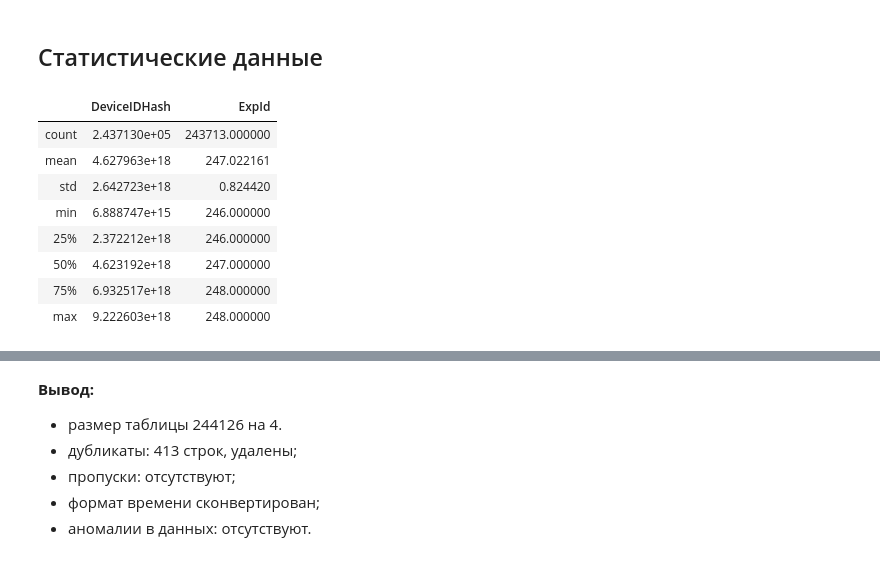
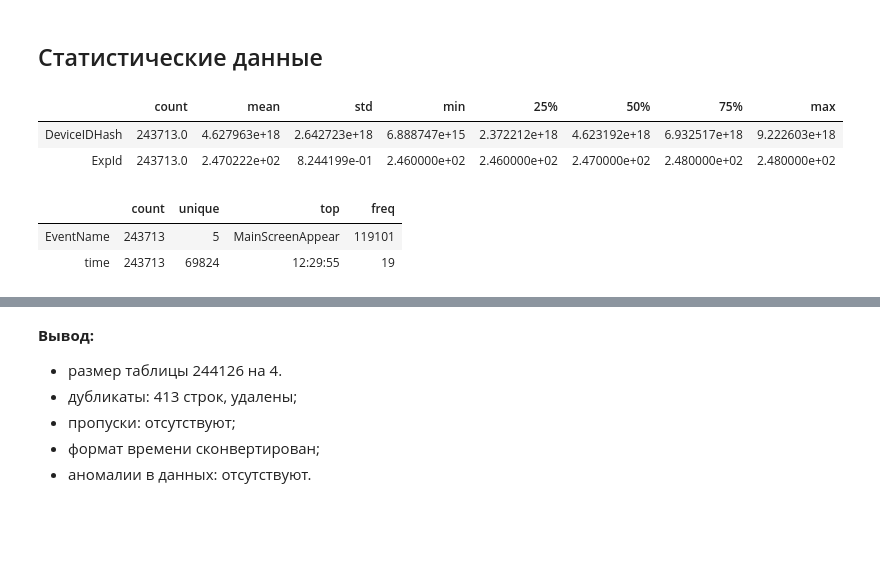
Before and after one commit to AntonDovgan/data-analysis-projects, a Jupyter notebook: event_analytics_in_mobile_app/event_analytics_in_mobile_app.ipynb, the cells around one changed output, grey strips where cells are left out. Saved outputs shown, nothing was run; the diff lists cells and outputs as text; code cells hidden in the pictures; blank space fills up the shorter version.

```diff
--- a/event_analytics_in_mobile_app/event_analytics_in_mobile_app.ipynb
+++ b/event_analytics_in_mobile_app/event_analytics_in_mobile_app.ipynb
@@ -28,4 +97,4 @@ plt.style.use('bmh')
 # %% [markdown]
 # Подготовка данных к анализу
 # %%
-data = pd.read_csv('logs_exp.csv', sep = '\t')
+data = pd.read_csv('/datasets/logs_exp.csv', sep = '\t')
@@ -107,14 +193,14 @@ memory usage: 13.0+ MB
 # %% [markdown]
 ## Статистические данные
 # %%
-data.describe()
+data.describe().T
 # %% [output]
-|  | DeviceIDHash | ExpId |
-| count | 2.437130e+05 | 243713.000000 |
-| mean | 4.627963e+18 | 247.022161 |
-| std | 2.642723e+18 | 0.824420 |
-| min | 6.888747e+15 | 246.000000 |
-| 25% | 2.372212e+18 | 246.000000 |
-| 50% | 4.623192e+18 | 247.000000 |
-| 75% | 6.932517e+18 | 248.000000 |
-| max | 9.222603e+18 | 248.000000 |
+|  | count | mean | std | min | 25% | 50% | 75% | max |
+| DeviceIDHash | 243713.0 | 4.627963e+18 | 2.642723e+18 | 6.888747e+15 | 2.372212e+18 | 4.623192e+18 | 6.932517e+18 | 9.222603e+18 |
+| ExpId | 243713.0 | 2.470222e+02 | 8.244199e-01 | 2.460000e+02 | 2.460000e+02 | 2.470000e+02 | 2.480000e+02 | 2.480000e+02 |
+# %%
+data.describe(include = 'object').T
+# %% [output]
+|  | count | unique | top | freq |
+| EventName | 243713 | 5 | MainScreenAppear | 119101 |
+| time | 243713 | 69824 | 12:29:55 | 19 |
```
Also changed, not shown: parts of 87 cells of this notebook, 1 other file.
